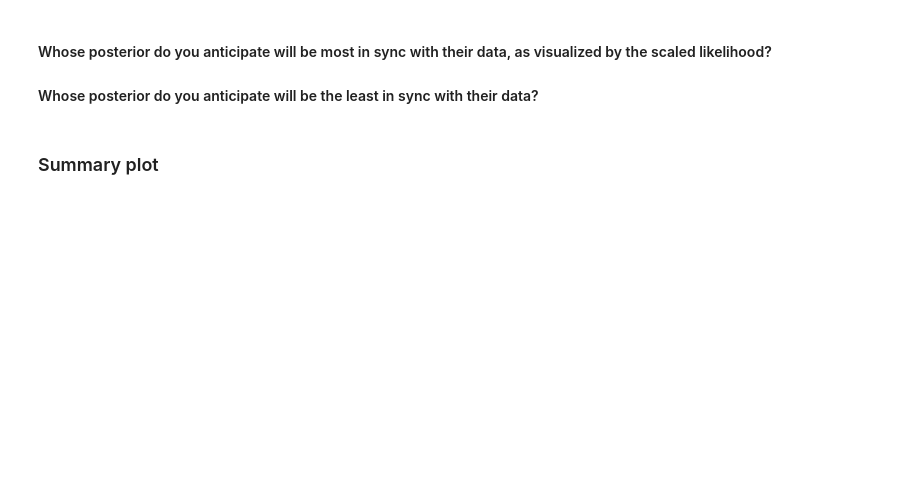
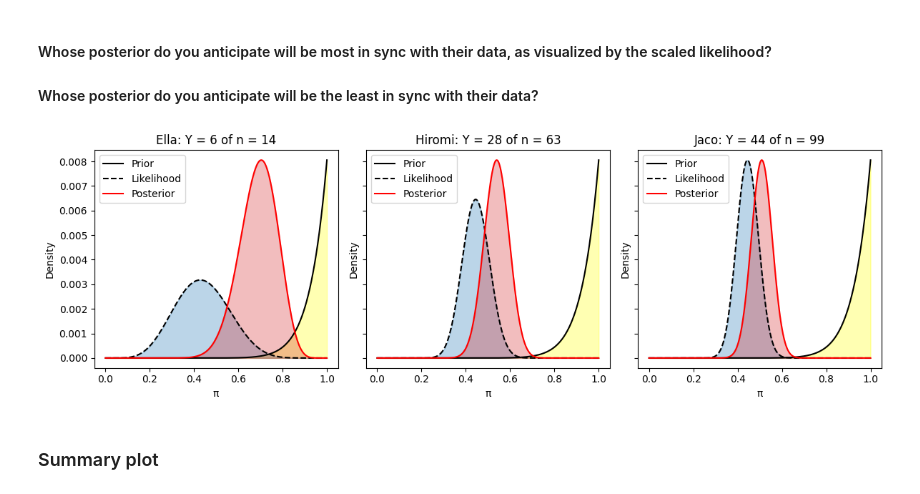
Before and after one commit to rogeranyor/BayesianInferenceUB25, a Jupyter notebook: notebooks/Session 6 - Bayesian Models.ipynb, the cells around one changed output. Saved outputs shown, nothing was run; the diff lists cells and outputs as text; code cells hidden in the pictures; blank space fills up the shorter version.

```diff
--- a/notebooks/Session 6 - Bayesian Models.ipynb
+++ b/notebooks/Session 6 - Bayesian Models.ipynb
@@ -221,3 +303,52 @@ plt.show()
+# %%
+import numpy as np
+import matplotlib.pyplot as plt
+from scipy.stats import beta, binom
+from empiricaldist import Pmf
+
+# Define the prior: a Beta distribution
+alpha_prior, beta_prior = 14, 1
+
+# Data for each analyst
+analysts = {
+    "Ella": {"y": 6, "n": 14},
+    "Hiromi": {"y": 28, "n": 63},
+    "Jaco": {"y": 44, "n": 99},
+}
+
+# Define a range of values for π
+pi_values = np.linspace(0, 1, 1000)
+
+fig, axes = plt.subplots(1, 3, figsize=(12, 4), sharey=True)
+ml = 0
+for ax, (name, data) in zip(reversed(axes), reversed(analysts.items())):
+    y, n = data["y"], data["n"]
+    likelihood = Pmf(binom.pmf(y, n, pi_values))
+    likelihood.normalize()
+    prior = beta.pdf(pi_values, alpha_prior, beta_prior)
+
+    if ml < max(likelihood):
+        ml = max(likelihood)
+
+    posterior = prior * likelihood
+    posterior /= posterior.sum()  # Normalize the posterior
+
+    ax.plot(pi_values, prior / max(prior) * ml, color="black", label="Prior")
+    ax.fill_between(pi_values, prior / max(prior) * ml, alpha=0.3, color="yellow")
+    ax.plot(pi_values, likelihood, color="black", linestyle='--', label="Likelihood")
+    ax.fill_between(pi_values, likelihood, alpha=0.3, color="tab:blue")
+    ax.plot(pi_values, posterior / max(posterior) * ml, color="red", label="Posterior")
+    ax.fill_between(pi_values, posterior / max(posterior) * ml, alpha=0.3, color="tab:red")
+
+    ax.set_title(f"{name}: Y = {y} of n = {n}")
+    ax.set_xlabel("π")
+    ax.set_ylabel("Density")
+    ax.legend()
+
+plt.tight_layout()
+plt.show()
+# %% [output]
+[figure, added]
 # %% [markdown]
 ### Summary plot
 # %%
```
Also changed, not shown: parts of 18 cells of this notebook, 4 other files.
